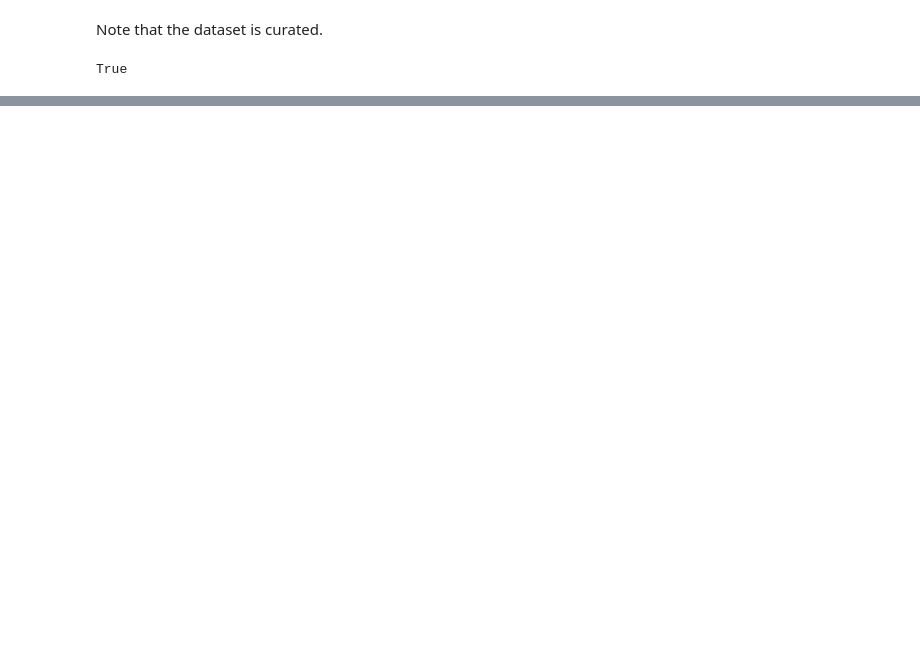
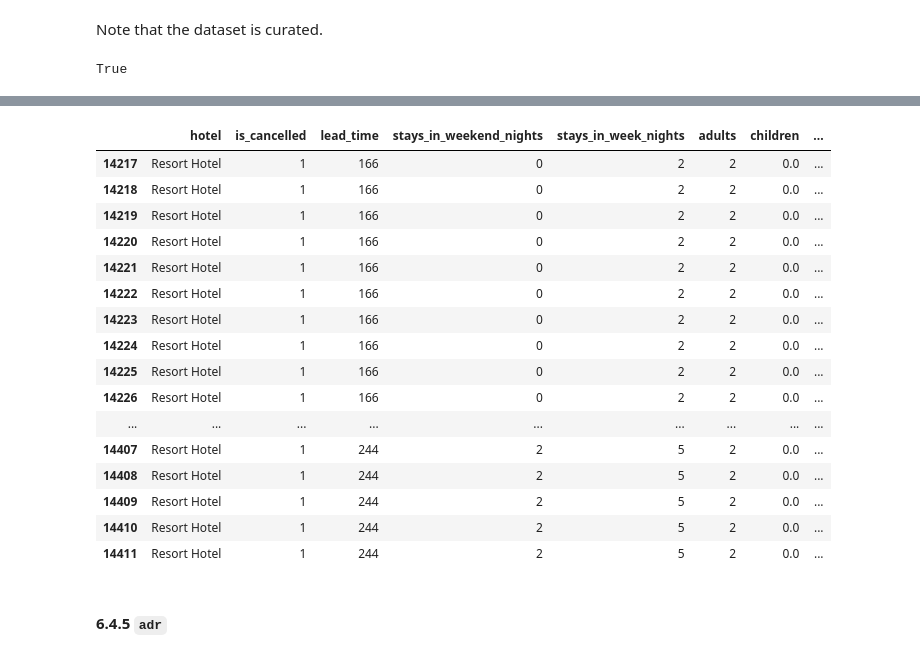
Before and after one commit to lojames/springboard-capstone-project-2, a Jupyter notebook: Capstone 2 Data Wranging.ipynb, the cells around one changed output, grey strips where cells are left out. Drawn from its saved outputs; the diff is of its cells as text; code cells hidden in the pictures; blank space fills up the shorter version.

```diff
--- a/Capstone 2 Data Wranging.ipynb
+++ b/Capstone 2 Data Wranging.ipynb
@@ -411,0 +622,22 @@ In the case of this dataset, faith must be placed that the id_booking has been c
+# %%
+bookings_cleaned[(bookings_cleaned['previous_cancellations']==24)]
+# %% [output]
+|  | hotel | is_cancelled | lead_time | stays_in_weekend_nights | stays_in_week_nights | adults | children | ... |
+| 14217 | Resort Hotel | 1 | 166 | 0 | 2 | 2 | 0.0 | ... |
+| 14218 | Resort Hotel | 1 | 166 | 0 | 2 | 2 | 0.0 | ... |
+| 14219 | Resort Hotel | 1 | 166 | 0 | 2 | 2 | 0.0 | ... |
+| 14220 | Resort Hotel | 1 | 166 | 0 | 2 | 2 | 0.0 | ... |
+| 14221 | Resort Hotel | 1 | 166 | 0 | 2 | 2 | 0.0 | ... |
+| 14222 | Resort Hotel | 1 | 166 | 0 | 2 | 2 | 0.0 | ... |
+| 14223 | Resort Hotel | 1 | 166 | 0 | 2 | 2 | 0.0 | ... |
+| 14224 | Resort Hotel | 1 | 166 | 0 | 2 | 2 | 0.0 | ... |
+| 14225 | Resort Hotel | 1 | 166 | 0 | 2 | 2 | 0.0 | ... |
+| 14226 | Resort Hotel | 1 | 166 | 0 | 2 | 2 | 0.0 | ... |
+| ... | ... | ... | ... | ... | ... | ... | ... | ... |
+| 14407 | Resort Hotel | 1 | 244 | 2 | 5 | 2 | 0.0 | ... |
+| 14408 | Resort Hotel | 1 | 244 | 2 | 5 | 2 | 0.0 | ... |
+| 14409 | Resort Hotel | 1 | 244 | 2 | 5 | 2 | 0.0 | ... |
+| 14410 | Resort Hotel | 1 | 244 | 2 | 5 | 2 | 0.0 | ... |
+| 14411 | Resort Hotel | 1 | 244 | 2 | 5 | 2 | 0.0 | ... |
+# %% [markdown]
+#### 6.4.5 `adr`
```
Also changed, not shown: parts of 48 cells of this notebook, 2 other files.
